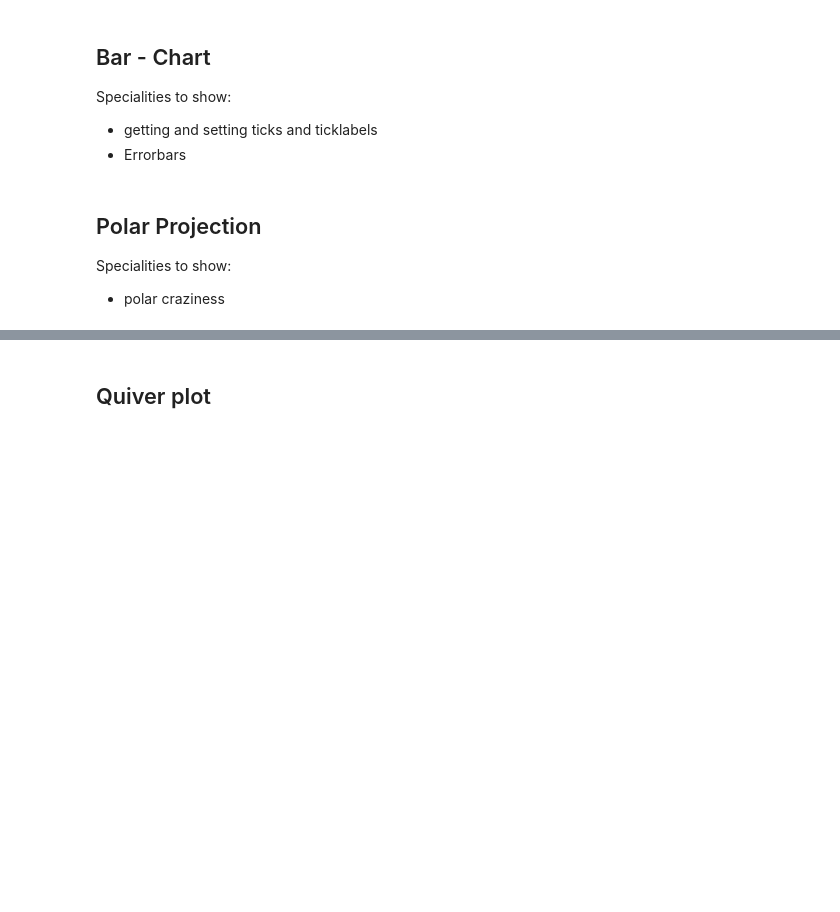
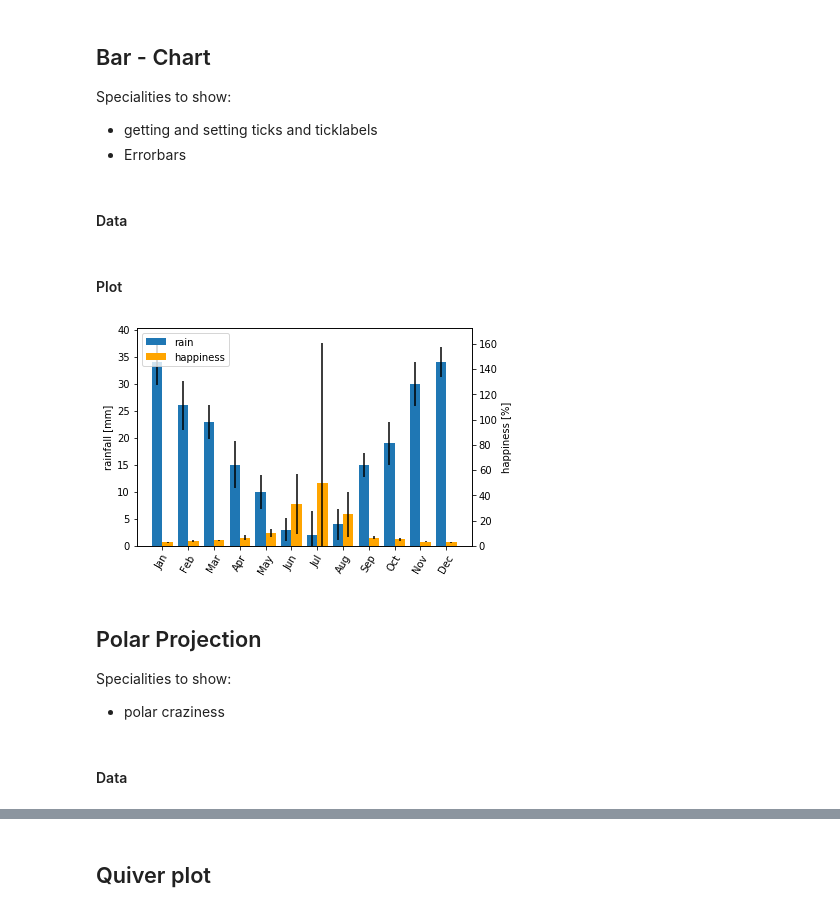
Before and after one commit to jhaux/master_pflichtseminar, a Jupyter notebook: notebooks/03 More Examples.ipynb, the cells around one changed output, grey strips where cells are left out. Drawn from its saved outputs; the diff is of its cells as text; code cells hidden in the pictures; blank space fills up the shorter version.

```diff
--- a/notebooks/03 More Examples.ipynb
+++ b/notebooks/03 More Examples.ipynb
@@ -96,8 +82,42 @@ plt.title('Phase-space')
 Specialities to show:
 - getting and setting ticks and ticklabels
 - Errorbars
+# %% [markdown]
+#### Data
+# %%
+rain = np.array([34, 26, 23, 15, 10, 3, 2, 4, 15, 19, 30, 34])
+rain_err = np.random.uniform(2, 5, size=12)
+
+happiness = 100. / rain
+happ_err = happiness * rain_err / rain
+
+months = ['Jan', 'Feb', 'Mar', 'Apr', 'May', 'Jun', 'Jul', 'Aug', 'Sep', 'Oct', 'Nov', 'Dec']
+# %% [markdown]
+#### Plot
+# %%
+width = 0.4
+indeces = np.arange(12)
+
+fig, ax = plt.subplots()
+rects1 = ax.bar(indeces, rain, width, yerr=rain_err)
+ax.set_ylim(0, None)
+ax.set_ylabel(r'rainfall [mm]')
+
+ax2 = ax.twinx()
+rects2 = ax2.bar(indeces+width, happiness, width, yerr=happ_err, color='orange')
+ax2.set_ylim(0, None)
+ax2.set_ylabel(r'happiness [%]')
+
+ax2.legend([rects1[0], rects2[0]], ['rain', 'happiness'], loc='upper left')
+
+ax.set_xticks(indeces + width/2.)
+_ = ax.set_xticklabels(months, rotation=60)
+# %% [output]
+[figure, added]
 # %% [markdown]
 ## Polar Projection
 
 Specialities to show:
 - polar craziness
+# %% [markdown]
+#### Data
```
Also changed, not shown: parts of 28 cells of this notebook, 10 other files.
